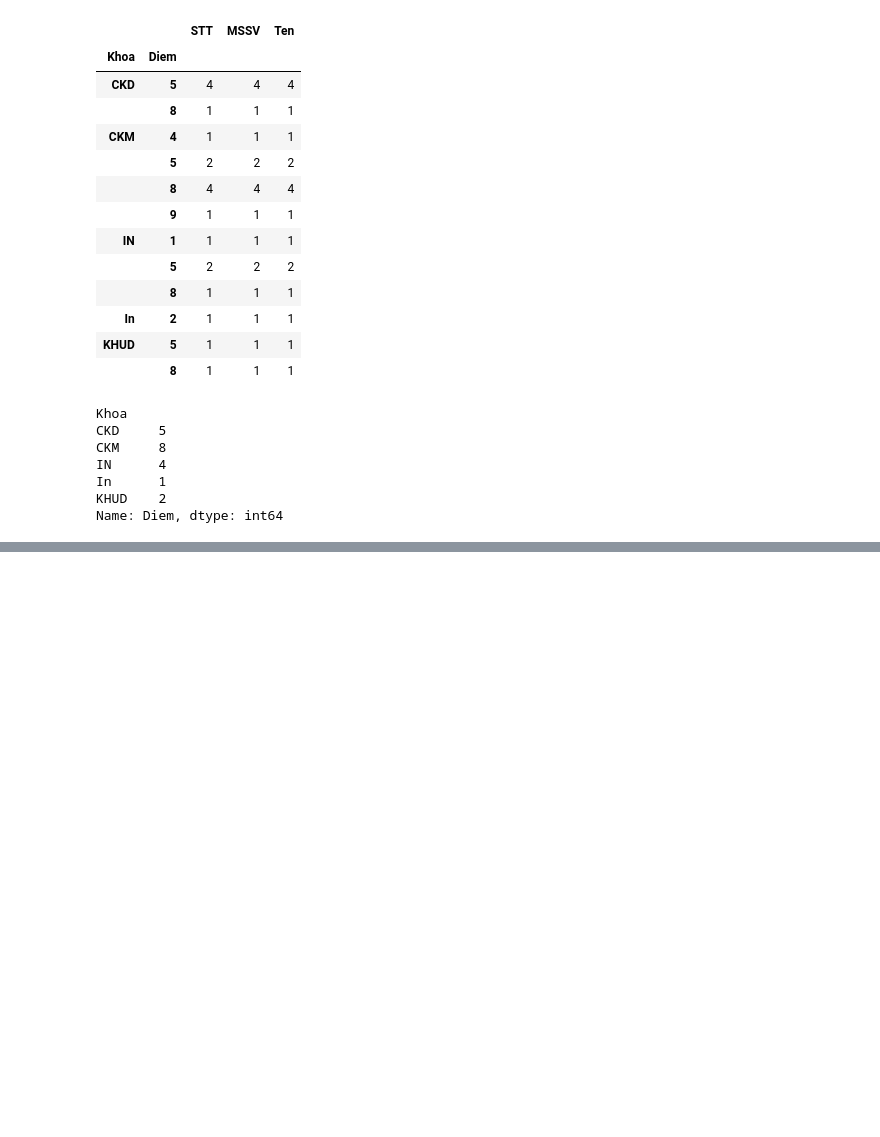
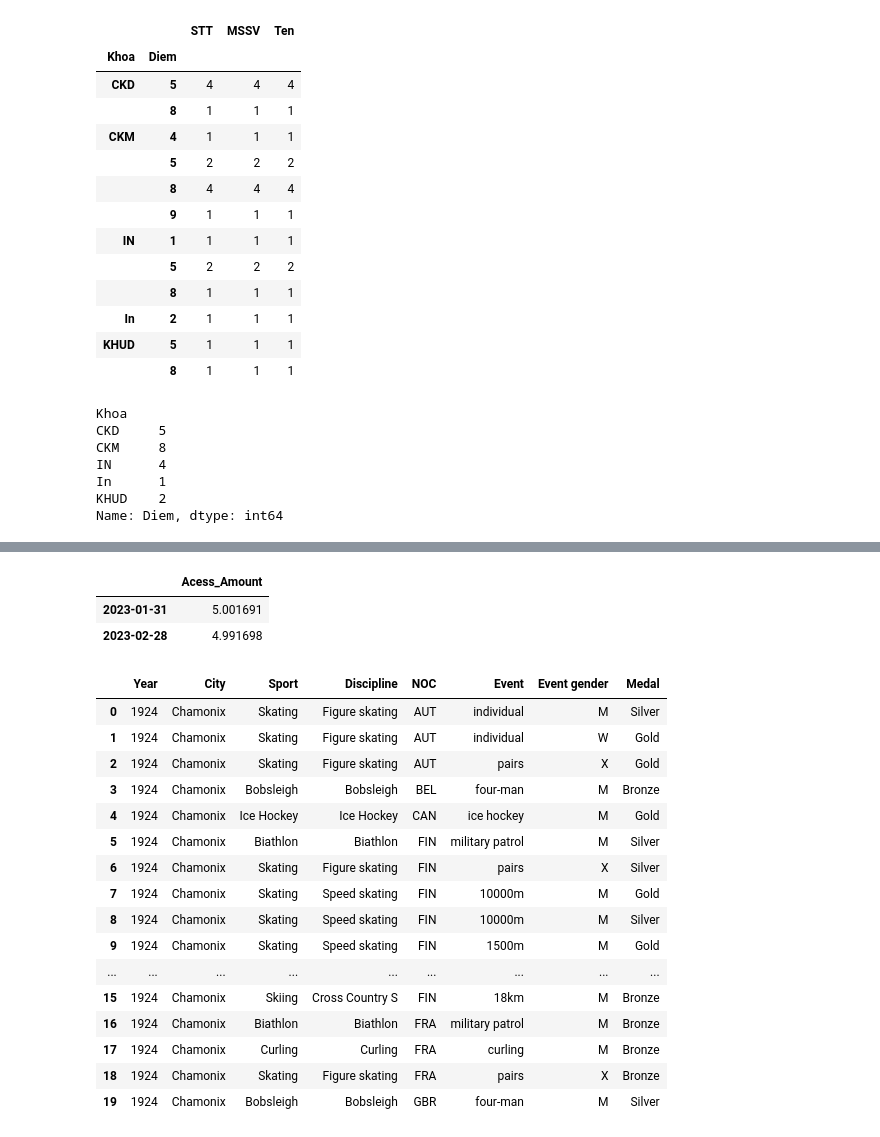
Before and after one commit to Quang-Trong-Tan-Loc/AI, a Jupyter notebook: Codetuan2.ipynb, the cells around one changed output, grey strips where cells are left out. Saved outputs shown, nothing was run; the diff lists cells and outputs as text; code cells hidden in the pictures; blank space fills up the shorter version.

```diff
--- a/Codetuan2.ipynb
+++ b/Codetuan2.ipynb
@@ -250,0 +259,32 @@ dataframe.resample('W').sum()
+# %%
+dataframe.resample('M').mean()
+# %% [output]
+|  | Acess_Amount |
+| 2023-01-31 | 5.001691 |
+| 2023-02-28 | 4.991698 |
+# %%
+#tìm tổng số lượng huy chương của một nước bất kì
+#tìm số huy chương vàng theo môn thi cá nhân
+#tính số lượng huy chương trung bình cho mổi môn mổi nước
+import pandas as pd
+url = 'http://winterolympicsmedals.com/medals.csv'
+dataframe = pd.read_csv(url)
+dataframe.head(20)
+# %% [output]
+|  | Year | City | Sport | Discipline | NOC | Event | Event gender | Medal |
+| 0 | 1924 | Chamonix | Skating | Figure skating | AUT | individual | M | Silver |
+| 1 | 1924 | Chamonix | Skating | Figure skating | AUT | individual | W | Gold |
+| 2 | 1924 | Chamonix | Skating | Figure skating | AUT | pairs | X | Gold |
+| 3 | 1924 | Chamonix | Bobsleigh | Bobsleigh | BEL | four-man | M | Bronze |
+| 4 | 1924 | Chamonix | Ice Hockey | Ice Hockey | CAN | ice hockey | M | Gold |
+| 5 | 1924 | Chamonix | Biathlon | Biathlon | FIN | military patrol | M | Silver |
+| 6 | 1924 | Chamonix | Skating | Figure skating | FIN | pairs | X | Silver |
+| 7 | 1924 | Chamonix | Skating | Speed skating | FIN | 10000m | M | Gold |
+| 8 | 1924 | Chamonix | Skating | Speed skating | FIN | 10000m | M | Silver |
+| 9 | 1924 | Chamonix | Skating | Speed skating | FIN | 1500m | M | Gold |
+| ... | ... | ... | ... | ... | ... | ... | ... | ... |
+| 15 | 1924 | Chamonix | Skiing | Cross Country S | FIN | 18km | M | Bronze |
+| 16 | 1924 | Chamonix | Biathlon | Biathlon | FRA | military patrol | M | Bronze |
+| 17 | 1924 | Chamonix | Curling | Curling | FRA | curling | M | Bronze |
+| 18 | 1924 | Chamonix | Skating | Figure skating | FRA | pairs | X | Bronze |
+| 19 | 1924 | Chamonix | Bobsleigh | Bobsleigh | GBR | four-man | M | Silver |
```
Also changed, not shown: parts of 5 cells of this notebook.
